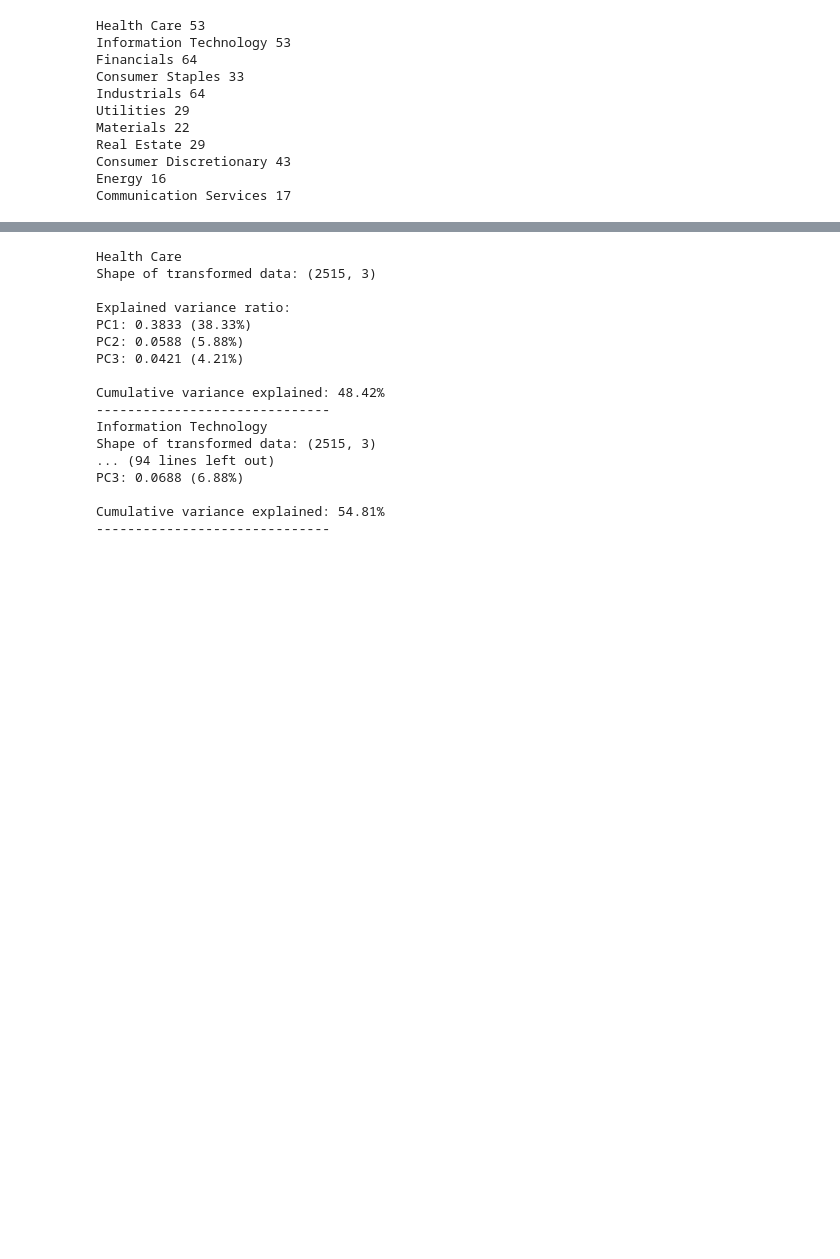
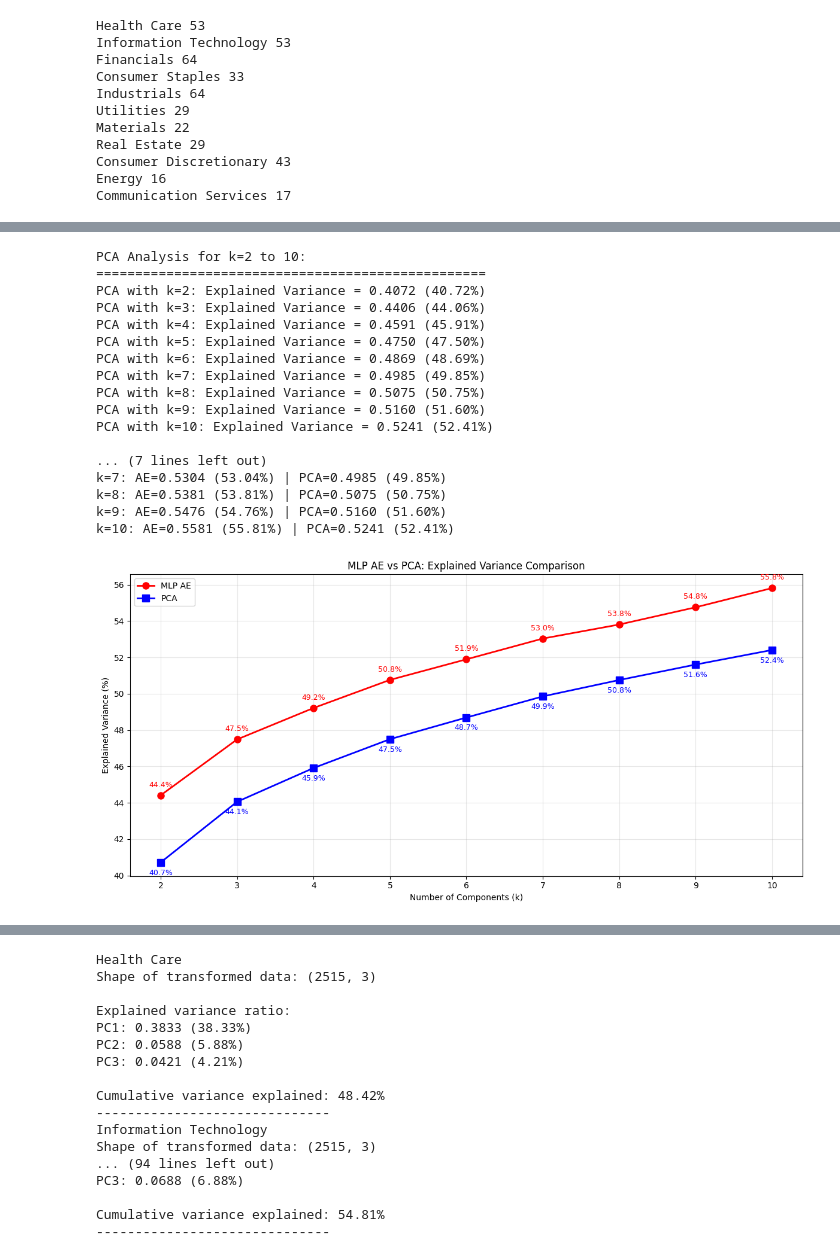
Before and after one commit to etiennechatreaux/DimRed-KAN-Finance, a Jupyter notebook: notebooks/02_data_exploration.ipynb, the cells around one changed output, grey strips where cells are left out. Saved outputs shown, nothing was run; the diff lists cells and outputs as text; code cells hidden in the pictures; blank space fills up the shorter version.

```diff
--- a/notebooks/02_data_exploration.ipynb
+++ b/notebooks/02_data_exploration.ipynb
@@ -100,0 +231,10 @@ Cumulative variance explained: 46.03%
+# %%
+# Convert log_returns to tensor and move to device
+import torch
+
+device = torch.device("cuda" if torch.cuda.is_available() else "cpu")
+
+
+log_returns_tensor = torch.tensor(log_returns.values, dtype=torch.float32).to(device)
+print(f"Log returns tensor shape: {log_returns_tensor.shape}")
+print(f"Device: {log_returns_tensor.device}")
@@ -100,0 +354,68 @@ Cumulative variance explained: 46.03%
+# %%
+# PCA comparison for k=2 to 10
+from sklearn.decomposition import PCA
+import numpy as np
+
+print("PCA Analysis for k=2 to 10:")
+print("=" * 50)
+
+pca_explained_variance_list = []
+for k in range(2, 11):
+    pca = PCA(n_components=k)
+    pca_components = pca.fit_transform(log_returns)
+
+    # Calculate explained variance ratio
+    explained_variance_ratio = np.sum(pca.explained_variance_ratio_)
+    pca_explained_variance_list.append(explained_variance_ratio)
+
+    print(f"PCA with k={k}: Explained Variance = {explained_variance_ratio:.4f} ({explained_variance_ratio*100:.2f}%)")
+
+print("\nComparison - Autoencoder vs PCA:")
+print("=" * 50)
+for i, k in enumerate(range(2, 11)):
+    ae_var = explained_variance_list[i] if i < len(explained_variance_list) else 0
+    pca_var = pca_explained_variance_list[i]
+    print(f"k={k}: AE={ae_var:.4f} ({ae_var*100:.2f}%) | PCA={pca_var:.4f} ({pca_var*100:.2f}%)")
+
+# Plot comparison
+plt.figure(figsize=(12, 6))
+
+k_values = list(range(2, 11))
+plt.plot(k_values, [v*100 for v in explained_variance_list], 'o-', color='red', linewidth=2, markersize=8, label='MLP AE')
+plt.plot(k_values, [v*100 for v in pca_explained_variance_list], 's-', color='blue', linewidth=2, markersize=8, label='PCA')
+
+plt.xlabel('Number of Components (k)')
+plt.ylabel('Explained Variance (%)')
+plt.title('MLP AE vs PCA: Explained Variance Comparison')
+plt.legend()
+plt.grid(True, alpha=0.3)
+plt.xticks(k_values)
+
+# Add value labels
+for i, (ae_val, pca_val) in enumerate(zip(explained_variance_list, pca_explained_variance_list)):
+    plt.annotate(f'{ae_val*100:.1f}%', (k_values[i], ae_val*100),
+                textcoords="offset points", xytext=(0,10), ha='center', fontsize=9, color='red')
+    plt.annotate(f'{pca_val*100:.1f}%', (k_values[i], pca_val*100),
+                textcoords="offset points", xytext=(0,-15), ha='center', fontsize=9, color='blue')
+
+plt.tight_layout()
+plt.show()
+# %% [output]
+PCA Analysis for k=2 to 10:
+==================================================
+PCA with k=2: Explained Variance = 0.4072 (40.72%)
+PCA with k=3: Explained Variance = 0.4406 (44.06%)
+PCA with k=4: Explained Variance = 0.4591 (45.91%)
+PCA with k=5: Explained Variance = 0.4750 (47.50%)
+PCA with k=6: Explained Variance = 0.4869 (48.69%)
+PCA with k=7: Explained Variance = 0.4985 (49.85%)
+PCA with k=8: Explained Variance = 0.5075 (50.75%)
+PCA with k=9: Explained Variance = 0.5160 (51.60%)
+PCA with k=10: Explained Variance = 0.5241 (52.41%)
+
+... (7 lines left out)
+k=7: AE=0.5304 (53.04%) | PCA=0.4985 (49.85%)
+k=8: AE=0.5381 (53.81%) | PCA=0.5075 (50.75%)
+k=9: AE=0.5476 (54.76%) | PCA=0.5160 (51.60%)
+k=10: AE=0.5581 (55.81%) | PCA=0.5241 (52.41%)
+[figure, added]
```
Also changed, not shown: parts of 14 cells of this notebook, 5 other files.
